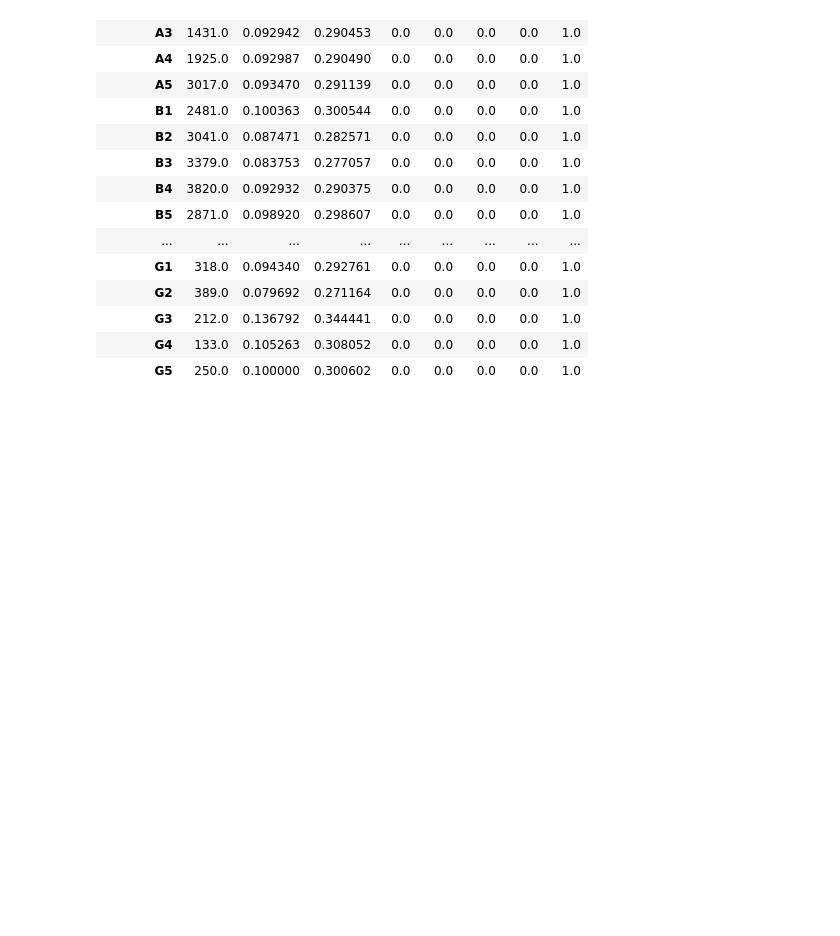
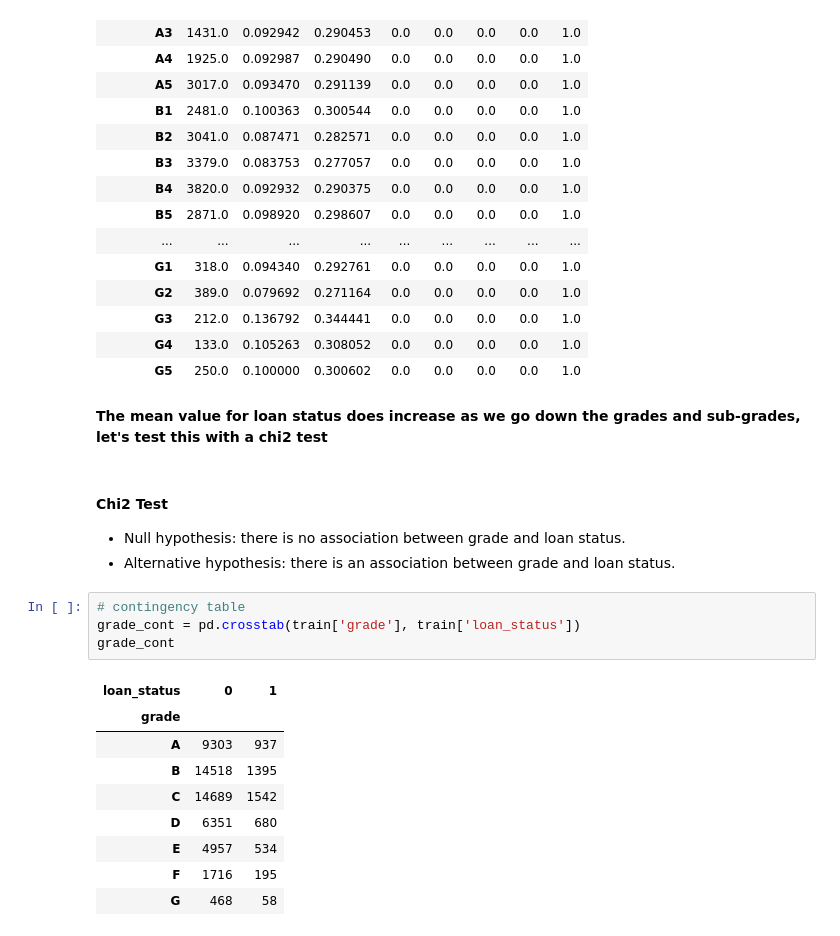
Before and after one commit to amateurish-coder/loan_status, a Jupyter notebook: loan_status.ipynb, the cells around one changed output. Drawn from its saved outputs; the diff is of its cells as text; blank space fills up the shorter version.

```diff
--- a/loan_status.ipynb
+++ b/loan_status.ipynb
@@ -262,3 +262,24 @@ train.groupby('sub_grade')['loan_status'].describe()
 | G3 | 212.0 | 0.136792 | 0.344441 | 0.0 | 0.0 | 0.0 | 0.0 | 1.0 |
 | G4 | 133.0 | 0.105263 | 0.308052 | 0.0 | 0.0 | 0.0 | 0.0 | 1.0 |
 | G5 | 250.0 | 0.100000 | 0.300602 | 0.0 | 0.0 | 0.0 | 0.0 | 1.0 |
+# %% [markdown]
+**The mean value for loan status does increase as we go down the grades and sub-grades, let's test this with a chi2 test**
+# %% [markdown]
+#### Chi2 Test
+
+- Null hypothesis: there is no association between grade and loan status.
+- Alternative hypothesis: there is an association between grade and loan status.
+# %%
+# contingency table
+grade_cont = pd.crosstab(train['grade'], train['loan_status'])
+grade_cont
+# %% [output]
+| loan_status | 0 | 1 |
+| grade |  |  |
+| A | 9303 | 937 |
+| B | 14518 | 1395 |
+| C | 14689 | 1542 |
+| D | 6351 | 680 |
+| E | 4957 | 534 |
+| F | 1716 | 195 |
+| G | 468 | 58 |
```
Also changed, not shown: parts of 4 cells of this notebook.
